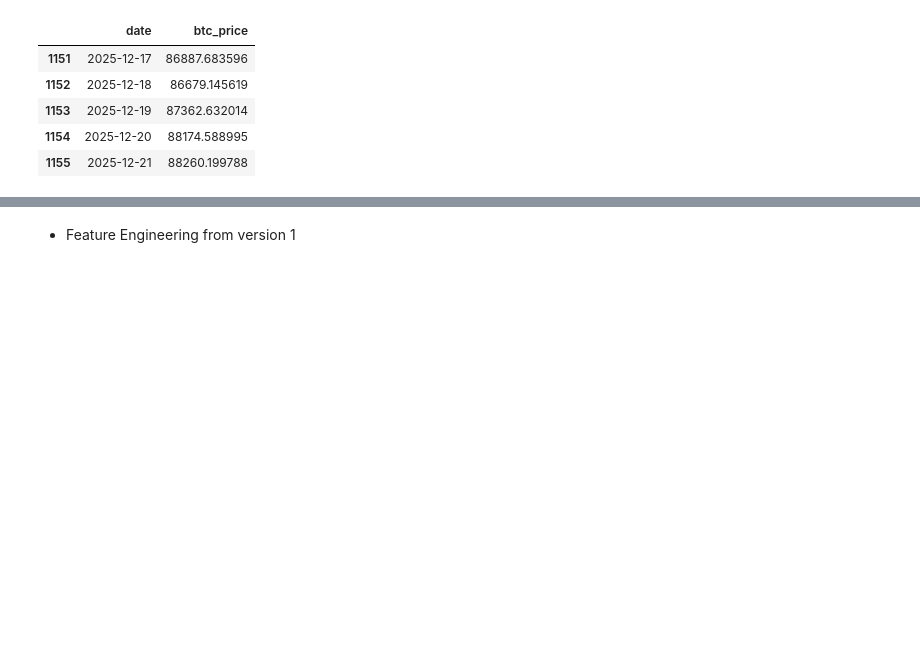
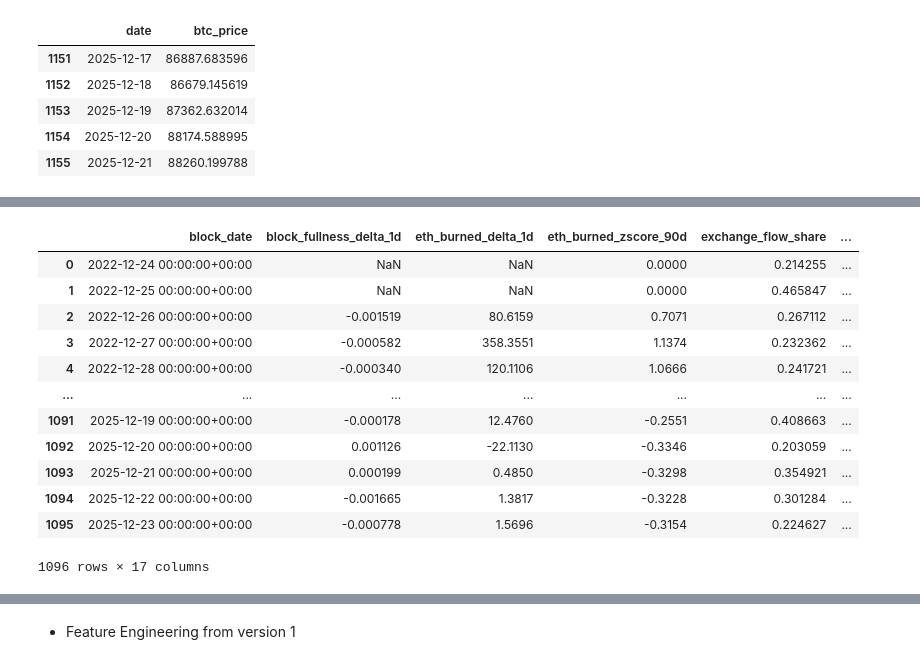
Before and after one commit to FirstBML/Whale-Movement-Based-Price-Direction-Generator-V2, a Jupyter notebook: WhalesIntent/Intent/NoteBook.ipynb, the cells around one changed output, grey strips where cells are left out. Drawn from its saved outputs; the diff is of its cells as text; code cells hidden in the pictures; blank space fills up the shorter version.

Commit message:
getting prices date

```diff
--- a/WhalesIntent/Intent/NoteBook.ipynb
+++ b/WhalesIntent/Intent/NoteBook.ipynb
@@ -407,0 +679,16 @@ BTC PRICE SAMPLE
+# %%
+pd.read_csv('/workspaces/Whale-Movement-Based-Price-Direction-Generator-V2/WhalesIntent/Intent/market_intent_ml_ready.csv')
+# %% [output]
+|  | block_date | block_fullness_delta_1d | eth_burned_delta_1d | eth_burned_zscore_90d | exchange_flow_share | ... |
+| 0 | 2022-12-24 00:00:00+00:00 | NaN | NaN | 0.0000 | 0.214255 | ... |
+| 1 | 2022-12-25 00:00:00+00:00 | NaN | NaN | 0.0000 | 0.465847 | ... |
+| 2 | 2022-12-26 00:00:00+00:00 | -0.001519 | 80.6159 | 0.7071 | 0.267112 | ... |
+| 3 | 2022-12-27 00:00:00+00:00 | -0.000582 | 358.3551 | 1.1374 | 0.232362 | ... |
+| 4 | 2022-12-28 00:00:00+00:00 | -0.000340 | 120.1106 | 1.0666 | 0.241721 | ... |
+| ... | ... | ... | ... | ... | ... | ... |
+| 1091 | 2025-12-19 00:00:00+00:00 | -0.000178 | 12.4760 | -0.2551 | 0.408663 | ... |
+| 1092 | 2025-12-20 00:00:00+00:00 | 0.001126 | -22.1130 | -0.3346 | 0.203059 | ... |
+| 1093 | 2025-12-21 00:00:00+00:00 | 0.000199 | 0.4850 | -0.3298 | 0.354921 | ... |
+| 1094 | 2025-12-22 00:00:00+00:00 | -0.001665 | 1.3817 | -0.3228 | 0.301284 | ... |
+| 1095 | 2025-12-23 00:00:00+00:00 | -0.000778 | 1.5696 | -0.3154 | 0.224627 | ... |
+1096 rows × 17 columns
```
Also changed, not shown: parts of 4 cells of this notebook, 6 other files.
